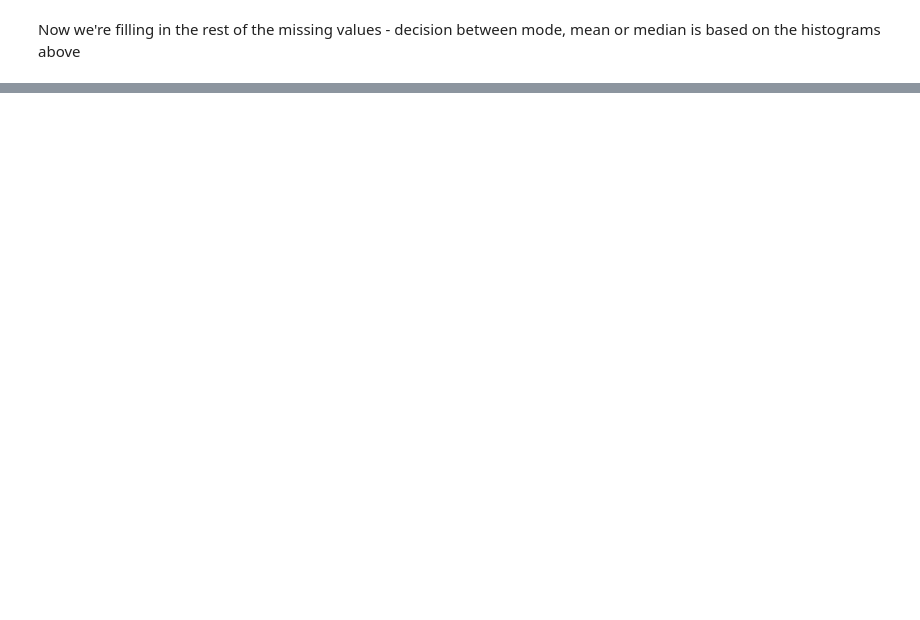
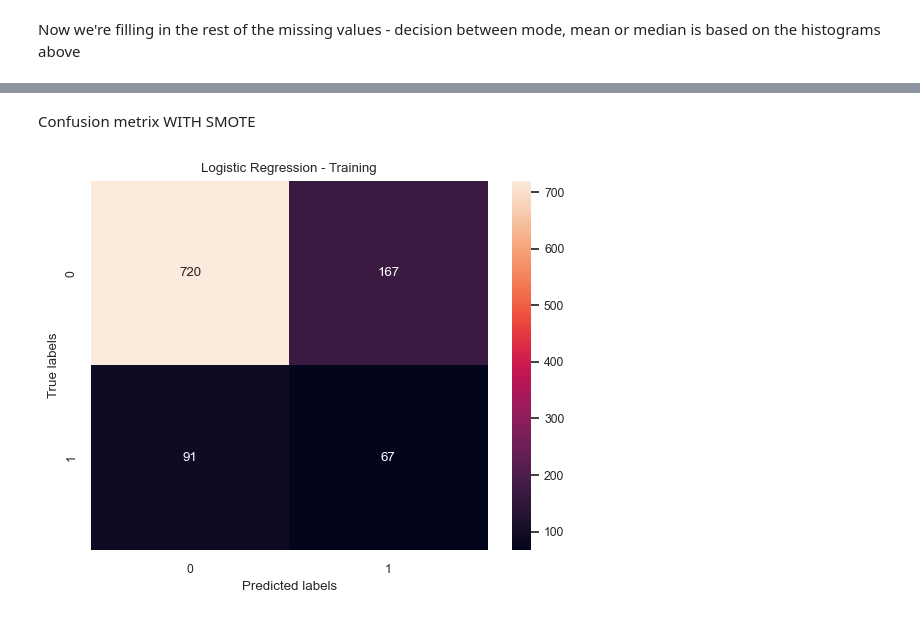
Before and after one commit to heddaenger/Bigdatamanagement, a Jupyter notebook: CHD Exam Project.ipynb, the cells around one changed output, grey strips where cells are left out. Saved outputs shown, nothing was run; the diff lists cells and outputs as text; code cells hidden in the pictures; blank space fills up the shorter version.

```diff
--- a/CHD Exam Project.ipynb
+++ b/CHD Exam Project.ipynb
@@ -591,6 +338,0 @@ WITH SMOTE
-# %%
-rf_sm = RandomForestClassifier(max_depth=10)
-rf_sm.fit(X_res, y_res)
-rf_sm_y_pred = rf.predict(X_test)
-print("Accuracy on training set: {:.3f}".format(rf.score(X_res, y_res)))
-print("Accuracy on test set: {:.3f}".format(rf.score(X_test, y_test)))
@@ -641,0 +702,11 @@ print("Accuracy on training set: {:.3f}".format(decisionTree.score(X, y)))
+# %% [markdown]
+Confusion metrix WITH SMOTE
+# %%
+cm4 = confusion_matrix(y_test,rf_sm.predict(X_test))
+ax= plt.subplot()
+sns.heatmap(cm4,annot=True, ax = ax, fmt='d')
+ax.set_xlabel('Predicted labels');ax.set_ylabel('True labels');
+ax.set_title('Logistic Regression - Training');
+ax.xaxis.set_ticklabels(['0', '1']); ax.yaxis.set_ticklabels(['0', '1']);
+# %% [output]
+[figure, added]
```
Also changed, not shown: parts of 102 cells of this notebook.
